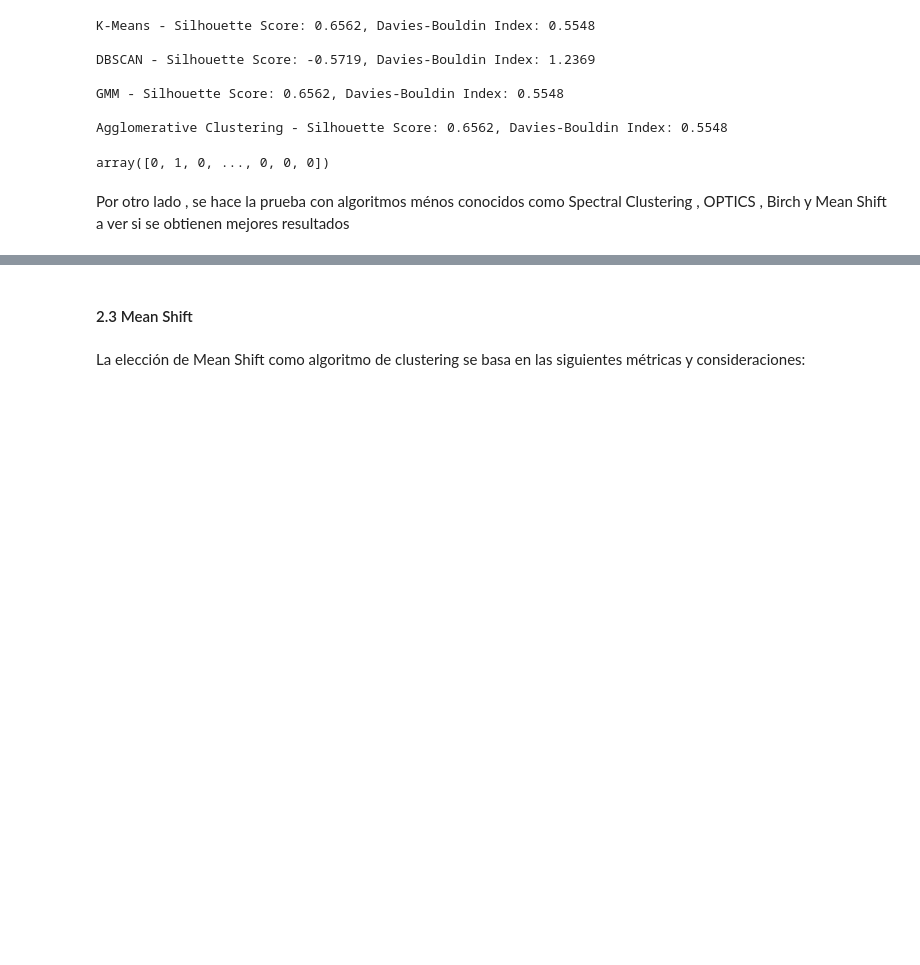
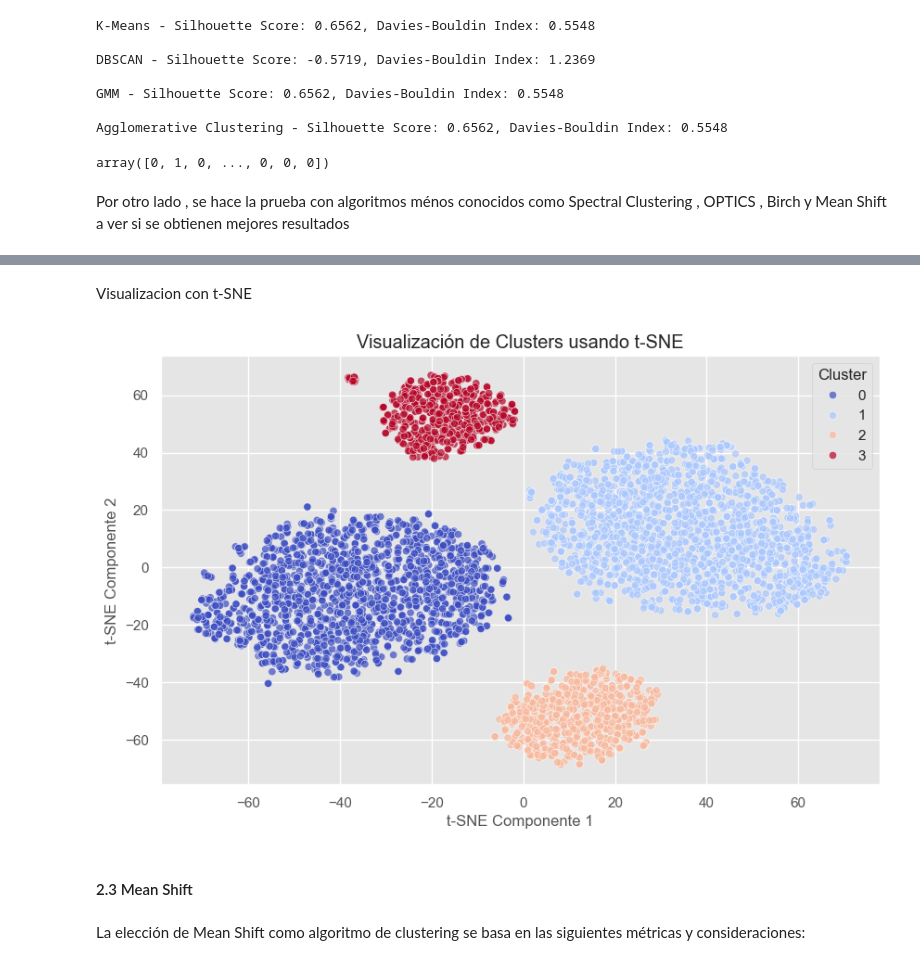
Before and after one commit to iStork1/Laboratorio-2-BI, a Jupyter notebook: Laboratorio2.ipynb, the cells around one changed output, grey strips where cells are left out. Drawn from its saved outputs; the diff is of its cells as text; code cells hidden in the pictures; blank space fills up the shorter version.

```diff
--- a/Laboratorio2.ipynb
+++ b/Laboratorio2.ipynb
@@ -523,3 +770,23 @@ Mean Shift - Silhouette Score: 0.7694, Davies-Bouldin Index: 0.3282
+# %% [markdown]
+Visualizacion con t-SNE
+# %%
+df_sample = df_KMeans.sample(frac=0.5, random_state=42)  # Se usa el 50% de datos para que sea rapido
+X_scaled_sample = scaler.fit_transform(df_sample[features])
+# %%
+tsne = TSNE(n_components=2, random_state=42, perplexity=20, learning_rate='auto', method="barnes_hut")
+X_tsne = tsne.fit_transform(X_scaled_sample)
+df_sample["tSNE1"] = X_tsne[:, 0]
+df_sample["tSNE2"] = X_tsne[:, 1]
+
+plt.figure(figsize=(10, 6))
+sns.scatterplot(x=df_sample["tSNE1"], y=df_sample["tSNE2"], hue=df_sample["Cluster"], palette="coolwarm", alpha=0.7)
+plt.title("Visualización de Clusters usando t-SNE")
+plt.xlabel("t-SNE Componente 1")
+plt.ylabel("t-SNE Componente 2")
+plt.legend(title="Cluster")
+plt.show()
+# %% [output]
+[figure, added]
 # %% [markdown]
 #### 2.3 Mean Shift
 # %%
```
Also changed, not shown: parts of 26 cells of this notebook.
